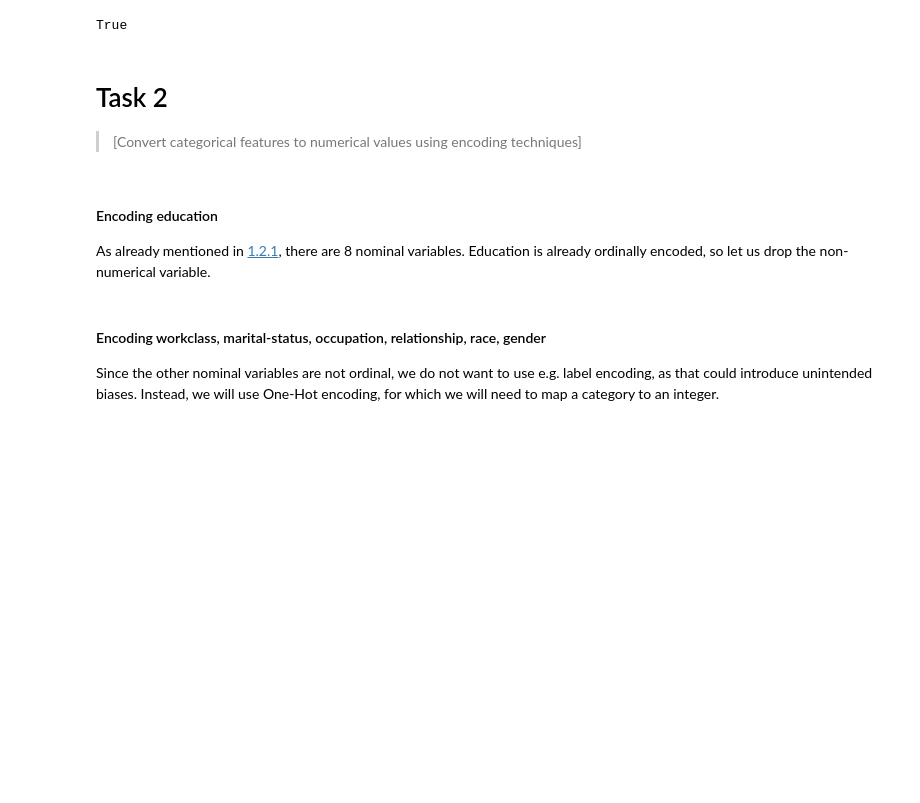
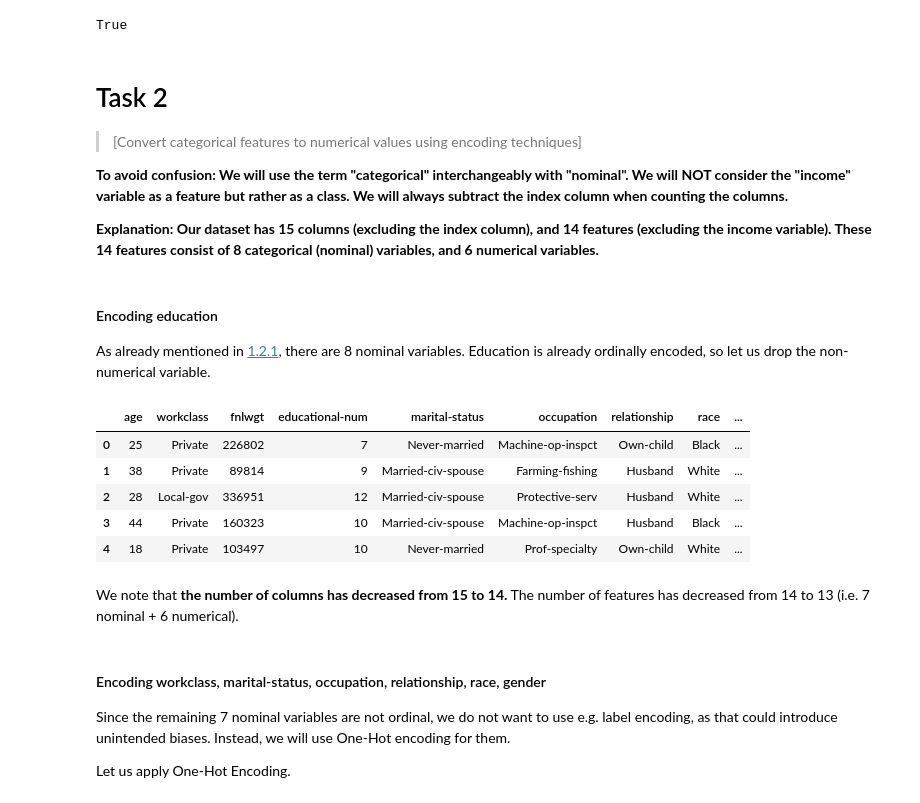
Before and after one commit to Jonson26/DSH-Pase2-Group1, a Jupyter notebook: Phase2_Group1_Session2.ipynb, the cells around one changed output. Drawn from its saved outputs; the diff is of its cells as text; code cells hidden in the pictures; blank space fills up the shorter version.

```diff
--- a/Phase2_Group1_Session2.ipynb
+++ b/Phase2_Group1_Session2.ipynb
@@ -260,3 +273,7 @@ True
 # Task 2
 
 >[Convert categorical features to numerical values using encoding techniques]
+
+**To avoid confusion: We will use the term "categorical" interchangeably with "nominal". We will NOT consider the "income" variable as a feature but rather as a class. We will always subtract the index column when counting the columns.**
+
+**Explanation: Our dataset has 15 columns (excluding the index column), and 14 features (excluding the income variable). These 14 features consist of 8 categorical (nominal) variables, and 6 numerical variables.**
@@ -266,7 +285,22 @@ True
 As already mentioned in [1.2.1](#Subsubtask-1.2.1-Checking-for-noisy-data), there are 8 nominal variables. Education is already ordinally encoded, so let us drop the non-numerical variable.
 # %%
 # Remove variable "education"
+df.drop(columns='education',inplace=True)
+# %%
+# Get snippet of the updated DataFrame
+df.head()
+# %% [output]
+|  | age | workclass | fnlwgt | educational-num | marital-status | occupation | relationship | race | ... |
+| 0 | 25 | Private | 226802 | 7 | Never-married | Machine-op-inspct | Own-child | Black | ... |
+| 1 | 38 | Private | 89814 | 9 | Married-civ-spouse | Farming-fishing | Husband | White | ... |
+| 2 | 28 | Local-gov | 336951 | 12 | Married-civ-spouse | Protective-serv | Husband | White | ... |
+| 3 | 44 | Private | 160323 | 10 | Married-civ-spouse | Machine-op-inspct | Husband | Black | ... |
+| 4 | 18 | Private | 103497 | 10 | Never-married | Prof-specialty | Own-child | White | ... |
+# %% [markdown]
+We note that **the number of columns has decreased from 15 to 14.** The number of features has decreased from 14 to 13 (i.e. 7 nominal + 6 numerical).
 # %% [markdown]
 #### Encoding workclass, marital-status, occupation, relationship, race, gender
 
-Since the other nominal variables are not ordinal, we do not want to use e.g. label encoding, as that could introduce unintended biases. Instead, we will use One-Hot encoding, for which we will need to map a category to an integer.
+Since the remaining 7 nominal variables are not ordinal, we do not want to use e.g. label encoding, as that could introduce unintended biases. Instead, we will use One-Hot encoding for them.
+
+Let us apply One-Hot Encoding.
```
Also changed, not shown: parts of 13 cells of this notebook.
